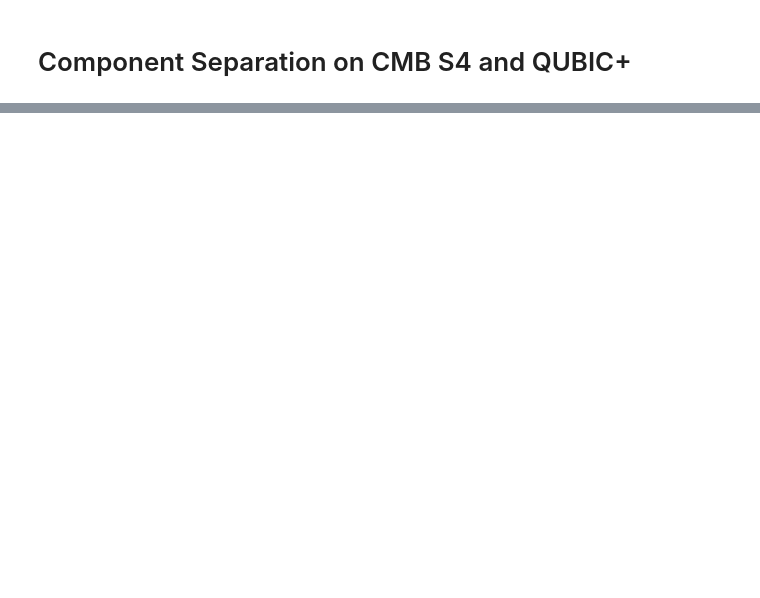
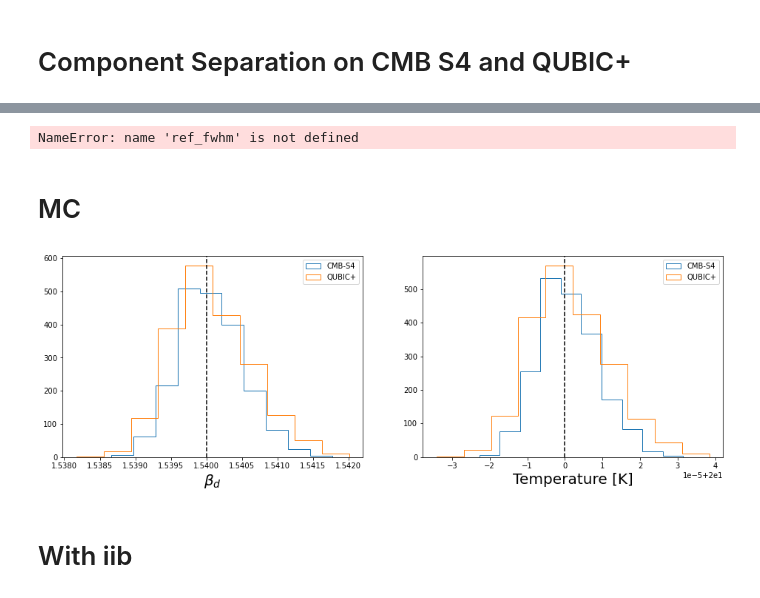
Before and after one commit to qubicsoft/qubic, a Jupyter notebook: qubic/scripts/ComponentSeparation/InternshipRegnier/QUBICplus/CompSep-on-QUBICplus-and-CMBS4.ipynb, the cells around one changed output, grey strips where cells are left out. Saved outputs shown, nothing was run; the diff lists cells and outputs as text; code cells hidden in the pictures; blank space fills up the shorter version.

```diff
--- a/qubic/scripts/ComponentSeparation/InternshipRegnier/QUBICplus/CompSep-on-QUBICplus-and-CMBS4.ipynb
+++ b/qubic/scripts/ComponentSeparation/InternshipRegnier/QUBICplus/CompSep-on-QUBICplus-and-CMBS4.ipynb
@@ -74,0 +176,26 @@ maps_qp_reconv = reconvolve(maps_qp, fwhm_qp, np.max(fwhm_qp)+0.01)
+# %%
+comp = [Dust(nu0=150.), CMB()]
+
+thr = 0.1
+mymask = (covmap > (np.max(covmap)*thr)).astype(int)
+pixok = mymask > 0
+
+# QUBIC+
+instr = get_instrument('Qubic+')
+instr.fwhm = np.ones(45)*ref_fwhm*60
+
+
+r_qp_withoutiib=separate(comp, instr, mapqp_noisy_withoutiib[:, :, pixok], tol=1e-6)
+
+# CMB-S4
+instr = get_instrument('CMBS4')
+instr.fwhm = np.ones(9)*ref_fwhm*60
+r_s4_withoutiib=separate(comp, instr, mapS4_noisy_withoutiib[:, :, pixok], tol=1e-6)
+
+print('Without iib : \n \n')
+print('QUBIC+ -> beta_d = {:.6f} & T = {:.6f}'.format(r_qp_withoutiib.x[0], r_qp_withoutiib.x[1]))
+print('CMB-S4 -> beta_d = {:.6f} & T = {:.6f}'.format(r_s4_withoutiib.x[0], r_s4_withoutiib.x[1]))
+# %% [output]
+NameError: name 'ref_fwhm' is not defined
+# %% [markdown]
+# MC
@@ -74,0 +214,36 @@ maps_qp_reconv = reconvolve(maps_qp, fwhm_qp, np.max(fwhm_qp)+0.01)
+# %%
+import pickle
+
+rx_s4=np.zeros((2, 2000))
+rx_qp=np.zeros((2, 2000))
+
+
+with open('results/betatemp_estimation_seed42_2000reals.pkl', 'rb') as f:
+    data = pickle.load(f)
+    rx_s4[0, :] = data['r_x_s4'][0]
+    rx_s4[1, :] = data['r_x_s4'][1]
+    rx_qp[0, :] = data['r_x_qp'][0]
+    rx_qp[1, :] = data['r_x_qp'][1]
+# %%
+plt.figure(figsize=(16, 5))
+plt.subplot(1, 2, 1)
+plt.hist(rx_s4[0], bins=10, label = 'CMB-S4', histtype='step')
+plt.hist(rx_qp[0], bins=10, label='QUBIC+', histtype='step')
+
+
+plt.axvline(1.54, ls='--', color='black')
+plt.xlabel(r'$\beta_d$', fontsize=20)
+plt.legend()
+
+plt.subplot(1, 2, 2)
+plt.hist(rx_s4[1], bins=10, label = 'CMB-S4', histtype='step')
+plt.hist(rx_qp[1], bins=10, label='QUBIC+', histtype='step')
+plt.axvline(20, ls='--', color='black')
+plt.legend()
+plt.xlabel('Temperature [K]', fontsize=20)
+
+plt.show()
+# %% [output]
+[figure, added]
+# %% [markdown]
+# With iib
```
Also changed, not shown: parts of 23 cells of this notebook, 11 other files.
